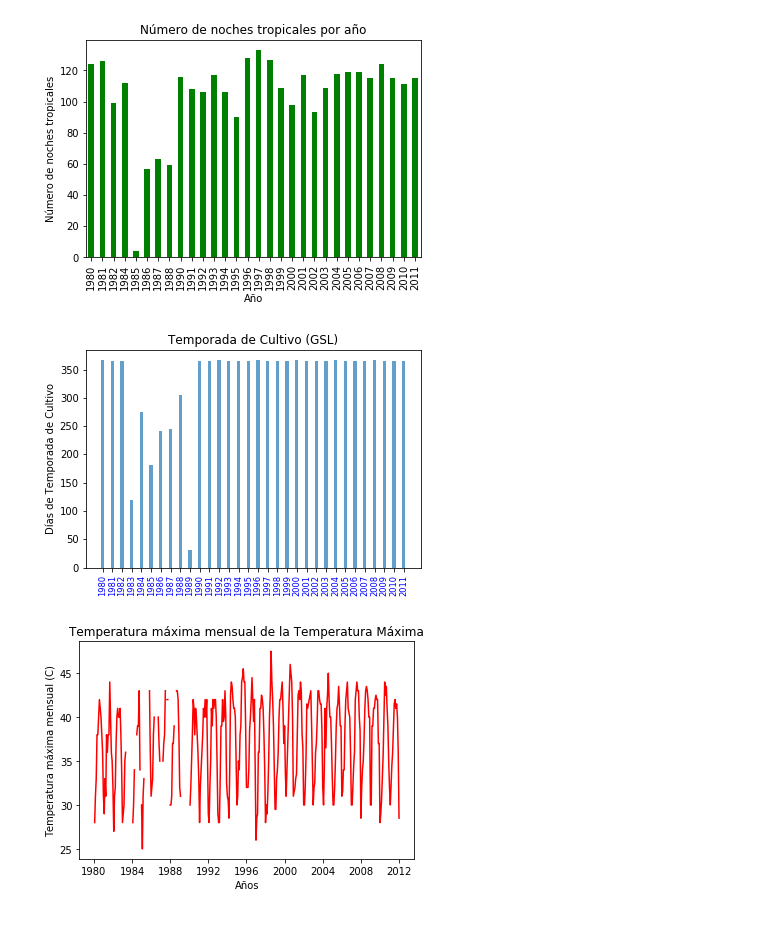
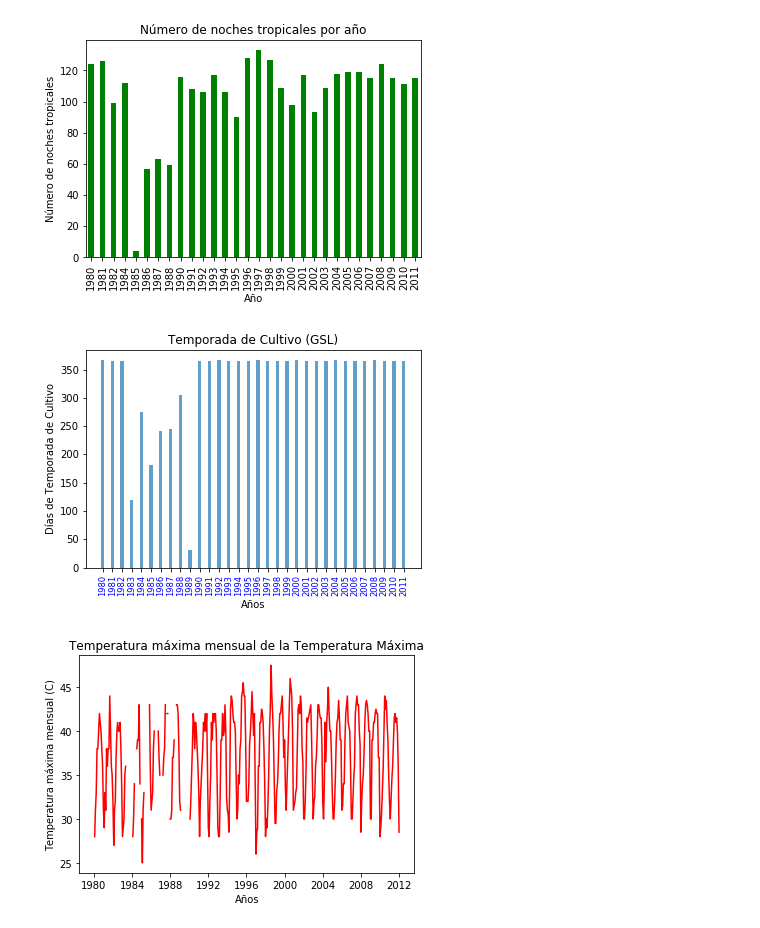
Before and after one commit to JoseDGV/Fisica_Computacional, a Jupyter notebook: Actividad 5.ipynb, the cells around one changed output. Saved outputs shown, nothing was run; the diff lists cells and outputs as text; code cells hidden in the pictures.

```diff
--- a/Actividad 5.ipynb
+++ b/Actividad 5.ipynb
@@ -183,27 +183,28 @@ for i in range(0,len(ultdias)):
 # %%
 #Mostramos los días de Temporada de Cultivo (GSL) en una gráfica de barras
 
 
 #Llenamos un arreglo de años
 init = 1980
 AÑOS = [init + i for i in range(0, 32)]
 
 #Asignamos los valores de los ejes
 fecha = AÑOS
 TC = GSL
 
 #Calculando anchura óptima para cada barra
 width = np.min(np.diff(fecha))/3
 
 #Graficando
 plt.bar(fecha-width, TC,width,align='center', alpha=0.7)
 plt.xticks(fecha-width, fecha, size = 'small', color = 'b', rotation = 90)
 plt.ylabel('Días de Temporada de Cultivo')
+plt.xlabel('Años')
 plt.title('Temporada de Cultivo (GSL)')
 plt.savefig('grafica4',plt=2000)
 plt.show()
 # %% [output]
-[figure, old version]
+[figure, new version]
 # %%
 #Buscamos la temperatura máxima mensual de la Temperatura Máxima (TXx)
 TXx=[]                       #Arreglo que almacena los valores que cummplen la condición.
```
Also changed, not shown: parts of 5 cells of this notebook, 17 other files.
